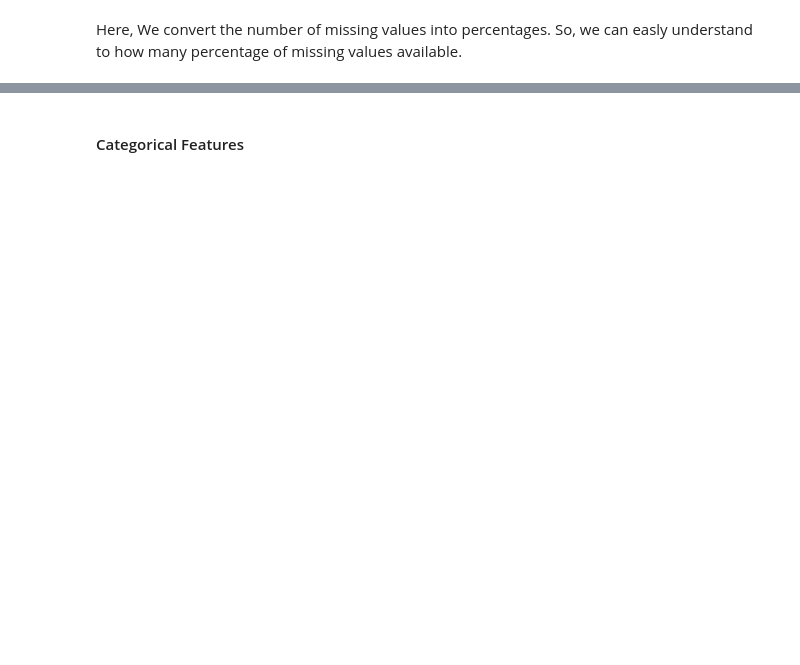
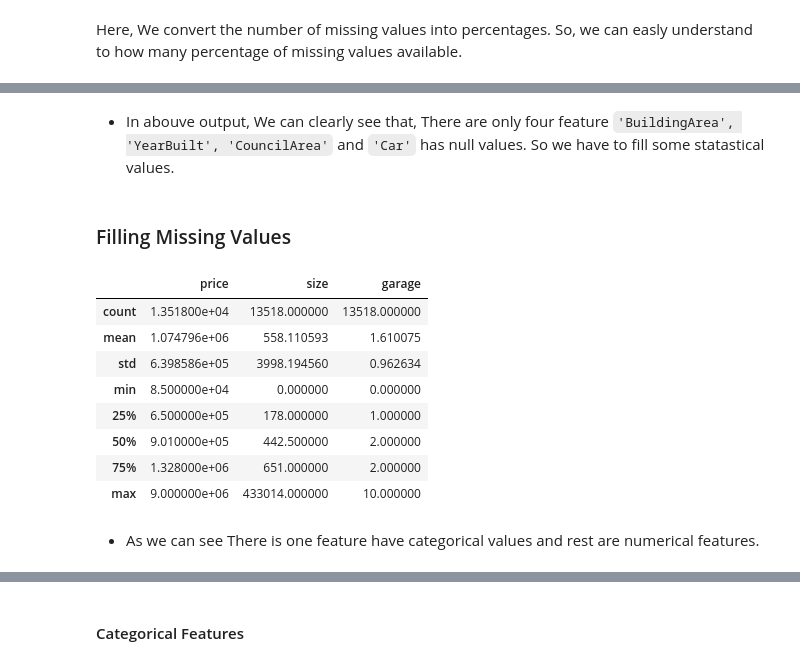
Before and after one commit to iamtatendakagande/irental, a Jupyter notebook: machine/melbourne/MelbourneRentPrediction.ipynb, the cells around one changed output, grey strips where cells are left out. Cells and saved outputs as stored; diff of their text form; code cells hidden in the pictures; blank space fills up the shorter version.

```diff
--- a/machine/melbourne/MelbourneRentPrediction.ipynb
+++ b/machine/melbourne/MelbourneRentPrediction.ipynb
@@ -176,4 +182,22 @@ Regionname     0.00000
 dtype: float64
+# %% [markdown]
+- In abouve output, We can clearly see that, There are only four feature `'BuildingArea', 'YearBuilt', 'CouncilArea'` and `'Car'` has null values. So we have to fill some statastical values.
+# %% [markdown]
+### Filling Missing Values
+# %%
+data[['price', 'size', 'garage']].describe(include='all')
+# %% [output]
+|  | price | size | garage |
+| count | 1.351800e+04 | 13518.000000 | 13518.000000 |
+| mean | 1.074796e+06 | 558.110593 | 1.610075 |
+| std | 6.398586e+05 | 3998.194560 | 0.962634 |
+| min | 8.500000e+04 | 0.000000 | 0.000000 |
+| 25% | 6.500000e+05 | 178.000000 | 1.000000 |
+| 50% | 9.010000e+05 | 442.500000 | 2.000000 |
+| 75% | 1.328000e+06 | 651.000000 | 2.000000 |
+| max | 9.000000e+06 | 433014.000000 | 10.000000 |
+# %% [markdown]
+- As we can see There is one feature have categorical values and rest are numerical features.
 # %%
 # Now, is there any missing values are there?
 data.isna().any()
```
Also changed, not shown: parts of 97 cells of this notebook, 37 other files.
